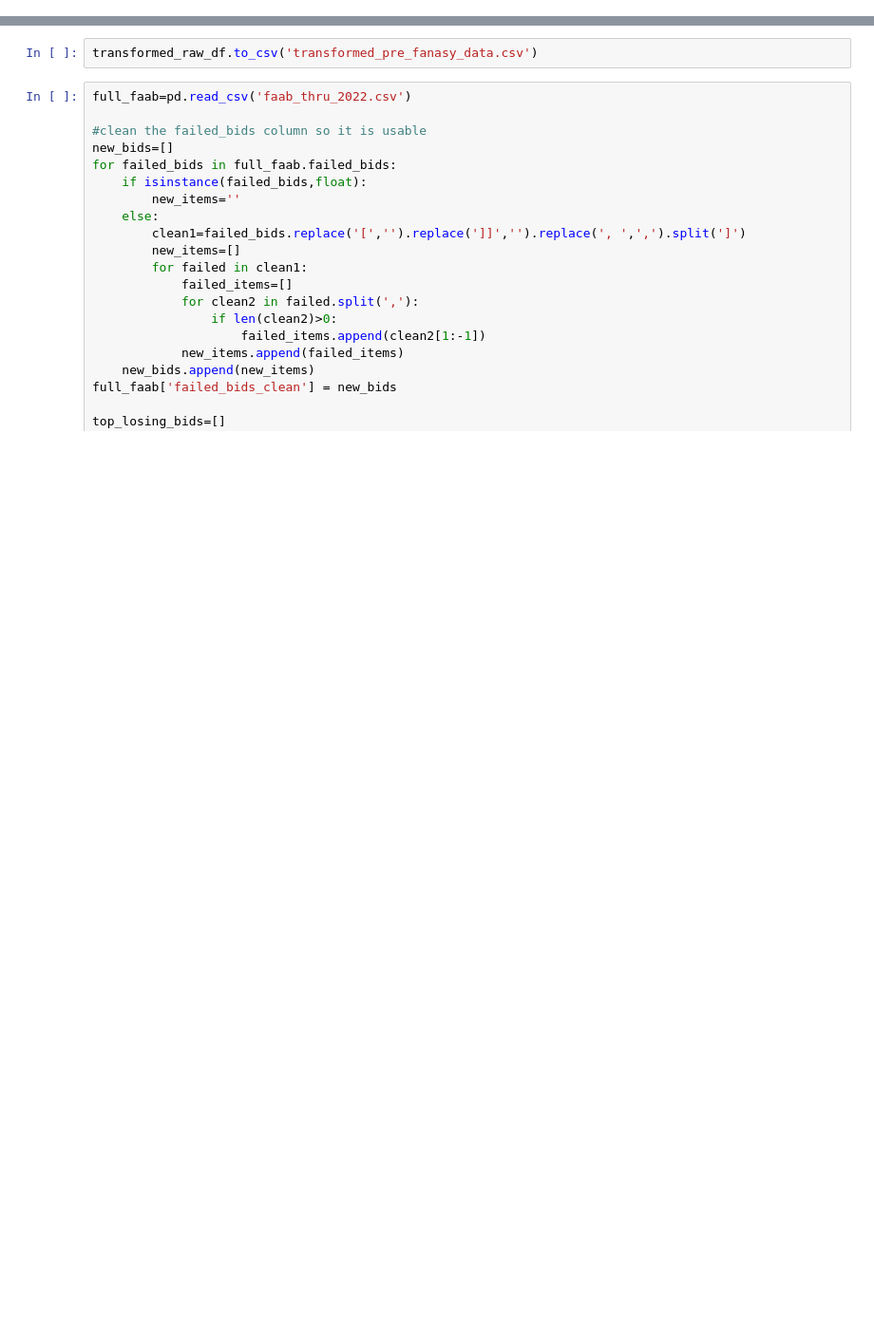
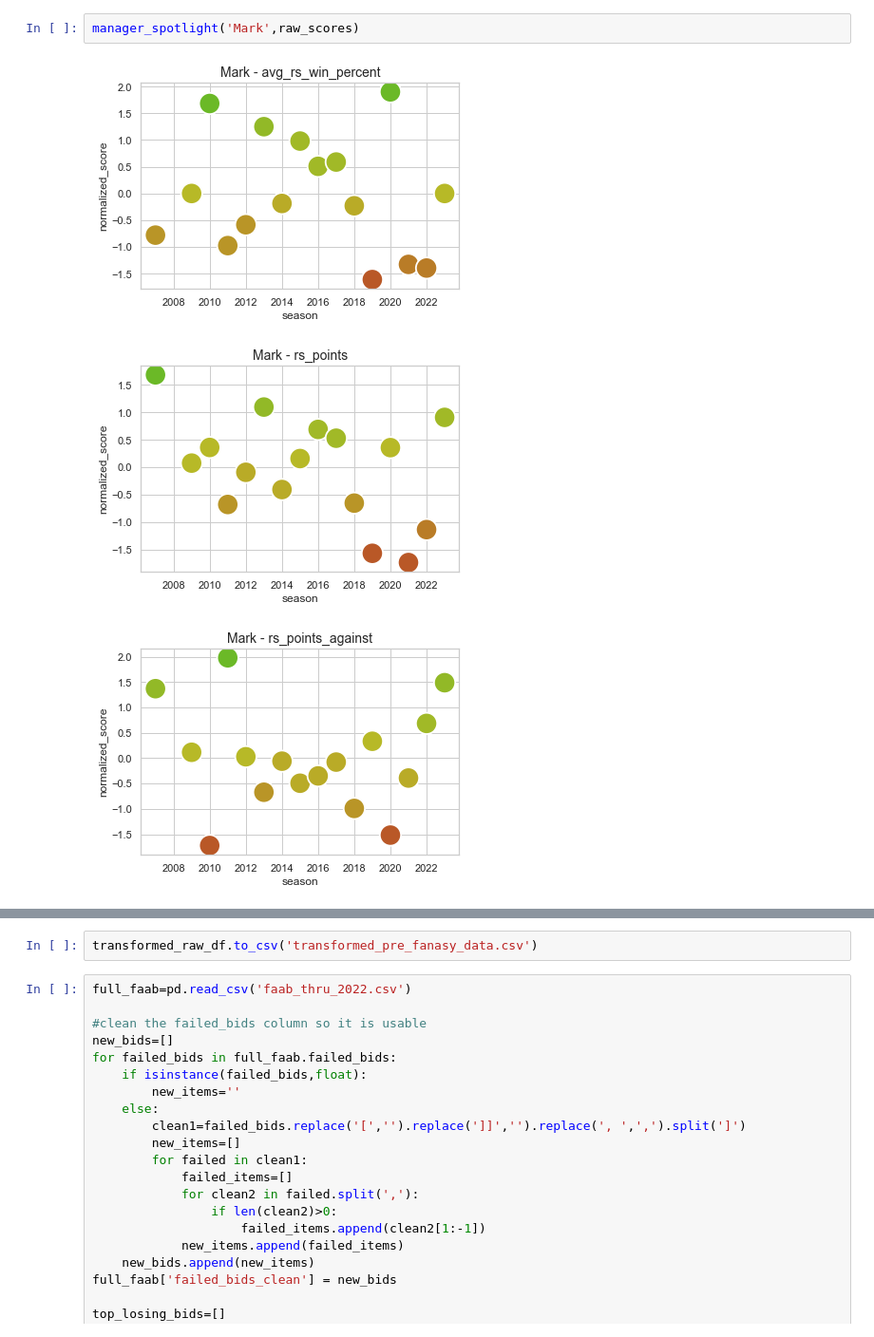
Before and after one commit to duncanjamesbell/fantasy_football_ranker, a Jupyter notebook: composite_ranks.ipynb, the cells around one changed output, grey strips where cells are left out. Shown at 95% size. Cells and saved outputs as stored; diff of their text form; blank space fills up the shorter version.

```diff
--- a/composite_ranks.ipynb
+++ b/composite_ranks.ipynb
@@ -880,0 +1037,6 @@ compiled_final_scores_df[compiled_final_scores_df.index=='Duncan']
+# %%
+manager_spotlight('Mark',raw_scores)
+# %% [output]
+[figure, added]
+[figure, added]
+[figure, added]
```
Also changed, not shown: parts of 10 cells of this notebook, 18 other files.
